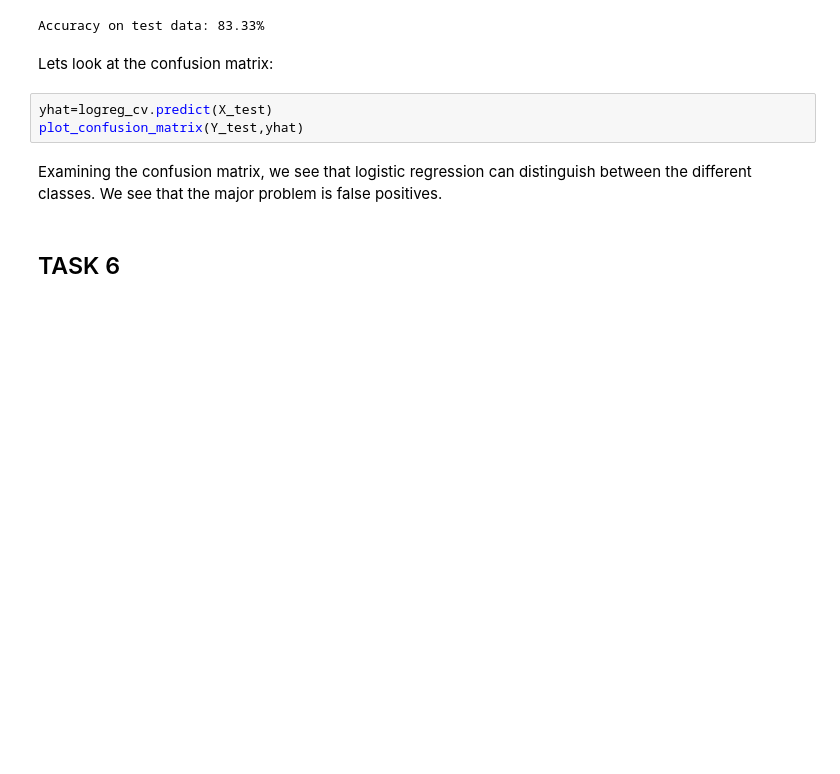
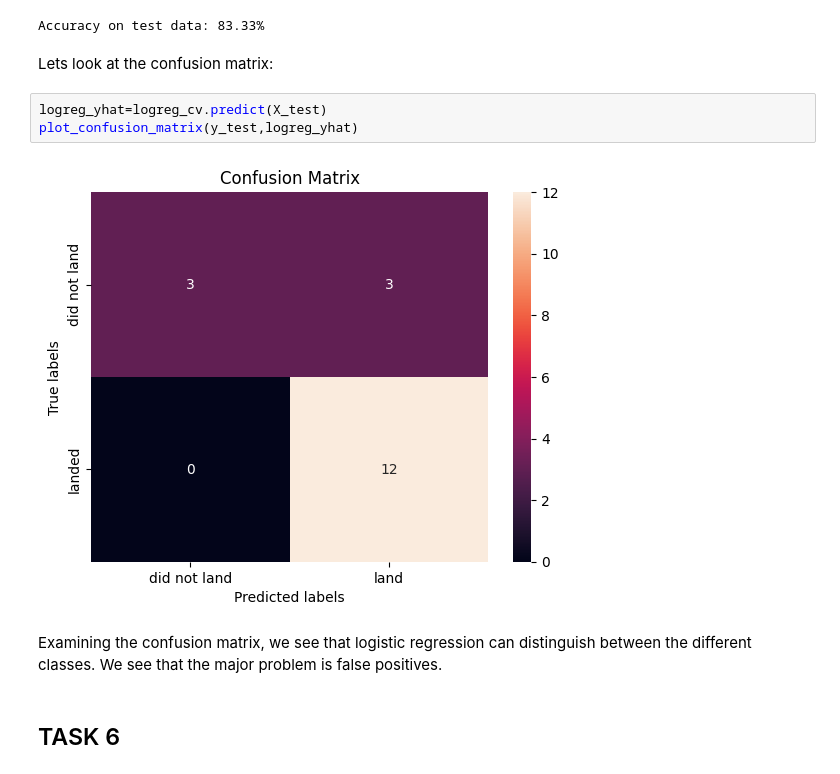
Before and after one commit to GeminiSaeed/SpaceY, a Jupyter notebook: SpaceX _Machine_Learning.ipynb, the cells around one changed output. Drawn from its saved outputs; the diff is of its cells as text; blank space fills up the shorter version.

```diff
--- a/SpaceX _Machine_Learning.ipynb
+++ b/SpaceX _Machine_Learning.ipynb
@@ -215,8 +209,10 @@ Accuracy on test data: 83.33%
 # %% [markdown]
 Lets look at the confusion matrix:
 # %%
-yhat=logreg_cv.predict(X_test)
-plot_confusion_matrix(Y_test,yhat)
+logreg_yhat=logreg_cv.predict(X_test)
+plot_confusion_matrix(y_test,logreg_yhat)
+# %% [output]
+[figure, added]
 # %% [markdown]
 Examining the confusion matrix, we see that logistic regression can distinguish between the different classes.  We see that the major problem is false positives.
 # %% [markdown]
```
Also changed, not shown: parts of 17 cells of this notebook.
